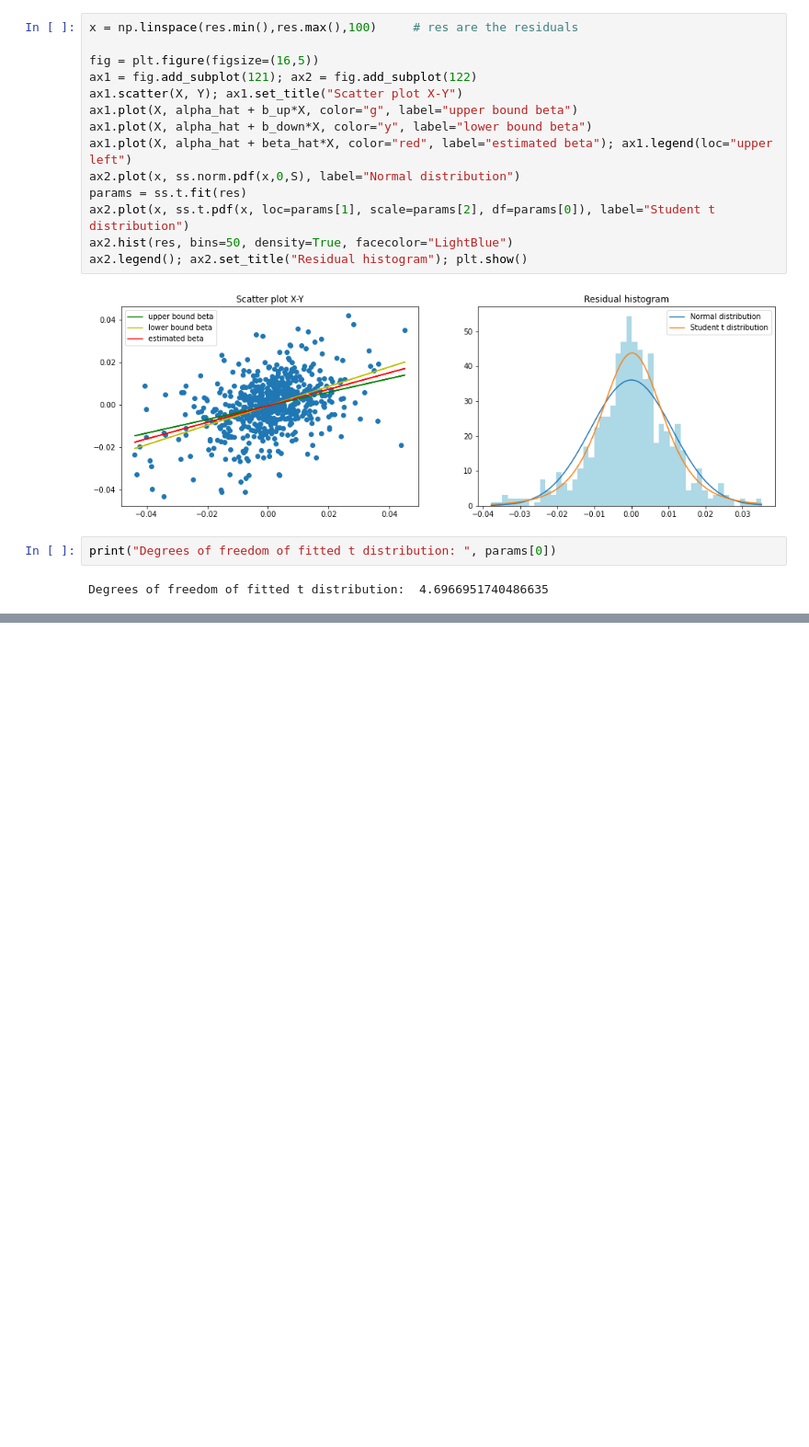
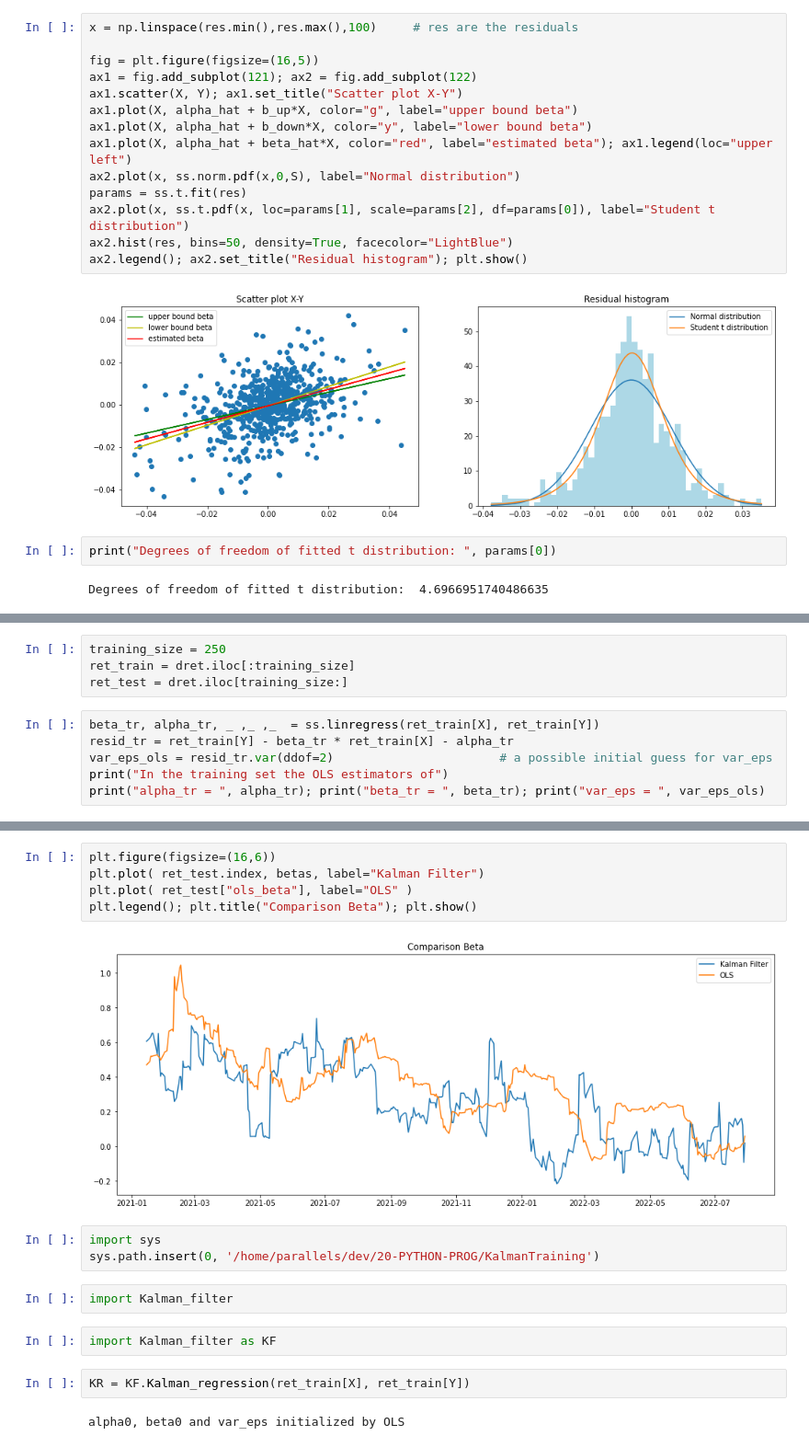
Before and after one commit to fdesnoes/orangestock, a Jupyter notebook: Predict_OrangeStock_withKalman.ipynb, the cells around one changed output, grey strips where cells are left out. Shown: that part at 92% size. Drawn from its saved outputs; the diff is of its cells as text; blank space fills up the shorter version.

```diff
--- a/Predict_OrangeStock_withKalman.ipynb
+++ b/Predict_OrangeStock_withKalman.ipynb
@@ -196,0 +200,10 @@ Degrees of freedom of fitted t distribution:  4.6966951740486635
+# %%
+training_size = 250
+ret_train = dret.iloc[:training_size]
+ret_test = dret.iloc[training_size:]
+# %%
+beta_tr, alpha_tr, _ ,_ ,_  = ss.linregress(ret_train[X], ret_train[Y])
+resid_tr = ret_train[Y] - beta_tr * ret_train[X] - alpha_tr
+var_eps_ols = resid_tr.var(ddof=2)                       # a possible initial guess for var_eps
+print("In the training set the OLS estimators of")
+print("alpha_tr = ", alpha_tr); print("beta_tr = ", beta_tr); print("var_eps = ", var_eps_ols)
@@ -196,0 +261,18 @@ Degrees of freedom of fitted t distribution:  4.6966951740486635
+# %%
+plt.figure(figsize=(16,6))
+plt.plot( ret_test.index, betas, label="Kalman Filter")
+plt.plot( ret_test["ols_beta"], label="OLS" )
+plt.legend(); plt.title("Comparison Beta"); plt.show()
+# %% [output]
+[figure, added]
+# %%
+import sys
+sys.path.insert(0, '/home/parallels/dev/20-PYTHON-PROG/KalmanTraining')
+# %%
+import Kalman_filter
+# %%
+import Kalman_filter as KF
+# %%
+KR = KF.Kalman_regression(ret_train[X], ret_train[Y])
+# %% [output]
+alpha0, beta0 and var_eps initialized by OLS
```
Also changed, not shown: parts of 10 cells of this notebook.
